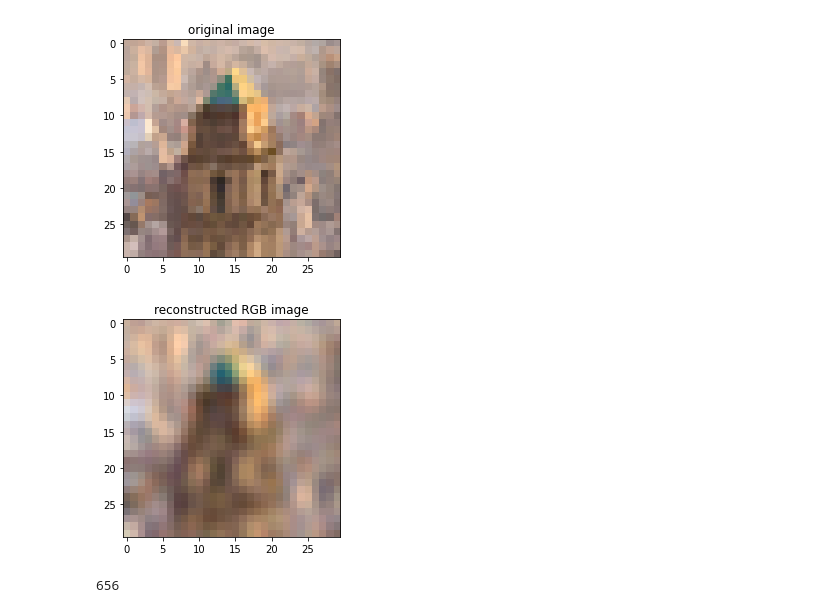
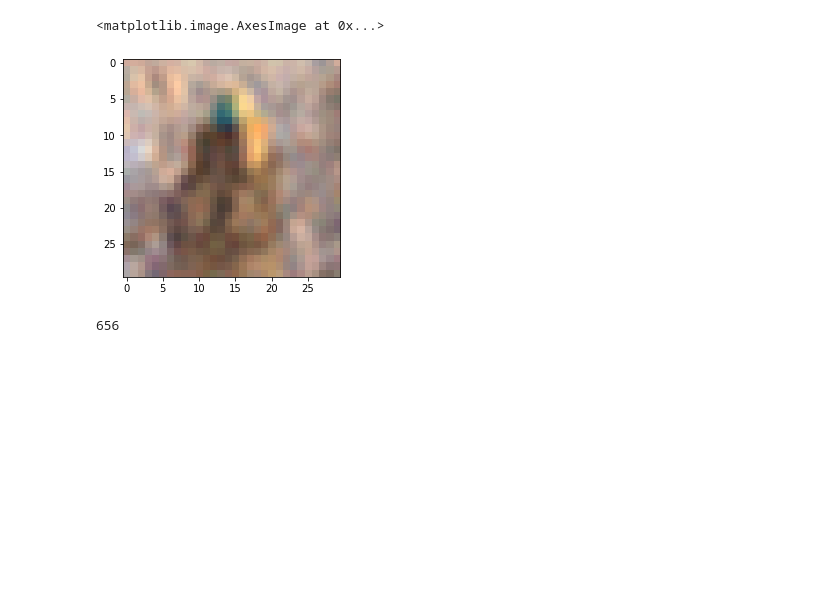
Before and after one commit to qkstngus000/Visual-Compressive-Sensing, a Jupyter notebook: color_img_reconstruction.ipynb, the cells around one changed output. Cells and saved outputs as stored; diff of their text form; code cells hidden in the pictures; blank space fills up the shorter version.

Commit message:
color reconstruction function added

```diff
--- a/color_img_reconstruction.ipynb
+++ b/color_img_reconstruction.ipynb
@@ -20,47 +20,51 @@ import os.path
 # %%
 image_path = 'image/city_part2.png'
 num_cell = 200
 cell_size = 7
 sparse_freq = 2
-alpha = 0.3
+# alpha = 0.3
 
 
 img = Image.open(image_path)
 img_arr = np.asarray(img)
+
+plt.imshow(color_reconstruct(img_arr, num_cell, cell_size, sparse_freq))
+
+
 # dim = img_arr.shape
 
-i = 0
-dim = img_arr[:,:,i].shape
+# i = 0
+# dim = img_arr[:,:,i].shape
 
-W = V1_weights(num_cell, dim, cell_size, sparse_freq)
-final = np.zeros(img_arr.shape)
+# W = V1_weights(num_cell, dim, cell_size, sparse_freq)
+# final = np.zeros(img_arr.shape)
 
-# with same V1 cells generated, reconstruct images for each of 3 rgb arrays and append to final
-while (i < 3):
-    img_arr_pt = img_arr[:,:,i]
-    img_arr_pt_dim = img_arr_pt.shape
-    n_pt, m_pt = img_arr_pt_dim
-    y = generate_Y(W, img_arr_pt)
-    W_model = W.reshape(num_cell, n_pt, m_pt)
-    theta, reconst, s = reconstruct(W_model, y, alpha)
-    final[:,:,i] = reconst
-    i+=1
+# # with same V1 cells generated, reconstruct images for each of 3 rgb arrays and append to final
+# while (i < 3):
+#     img_arr_pt = img_arr[:,:,i]
+#     img_arr_pt_dim = img_arr_pt.shape
+#     n_pt, m_pt = img_arr_pt_dim
+#     y = generate_Y(W, img_arr_pt)
+#     W_model = W.reshape(num_cell, n_pt, m_pt)
+#     theta, reconst, s = reconstruct(W_model, y, alpha)
+#     final[:,:,i] = reconst
+#     i+=1
 
-final = np.round(final).astype(int)
-final[final < 0] = 0
-final[final > 255] = 255
-final = final.astype(int)
+# final = np.round(final).astype(int)
+# final[final < 0] = 0
+# final[final > 255] = 255
+# final = final.astype(int)
 
-plt.imshow(img_arr)
-plt.title("original image")
-plt.show()
+# plt.imshow(img_arr)
+# plt.title("original image")
+# plt.show()
 
-plt.imshow(final, vmin = 0, vmax=255)
-plt.title("reconstructed RGB image")
-plt.show()
+# plt.imshow(final, vmin = 0, vmax=255)
+# plt.title("reconstructed RGB image")
+# plt.show()
 # %% [output]
+<matplotlib.image.AxesImage at 0x...>
-[figure, old version]
+[figure, new version]
-[figure, removed]
 # %%
 np.max(final)
 # %% [output]
```
Also changed, not shown: parts of 1 cell of this notebook, 1 other file.
